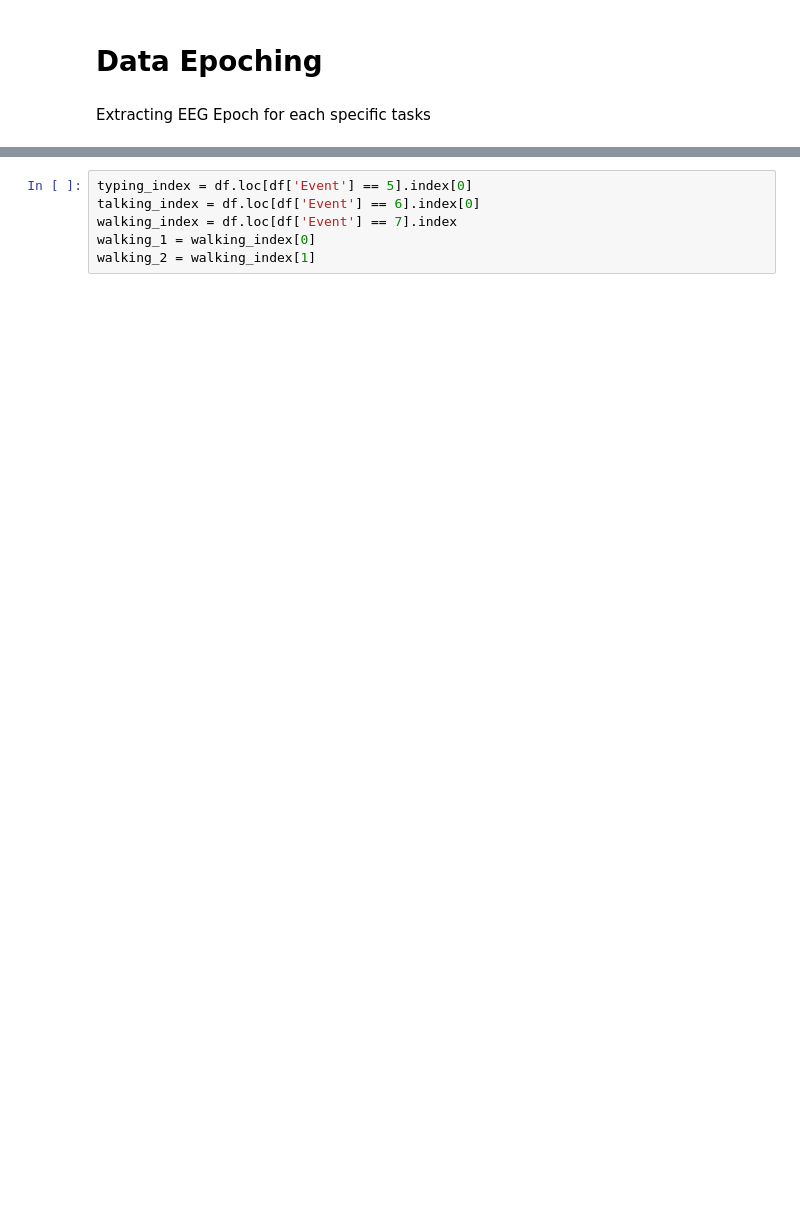
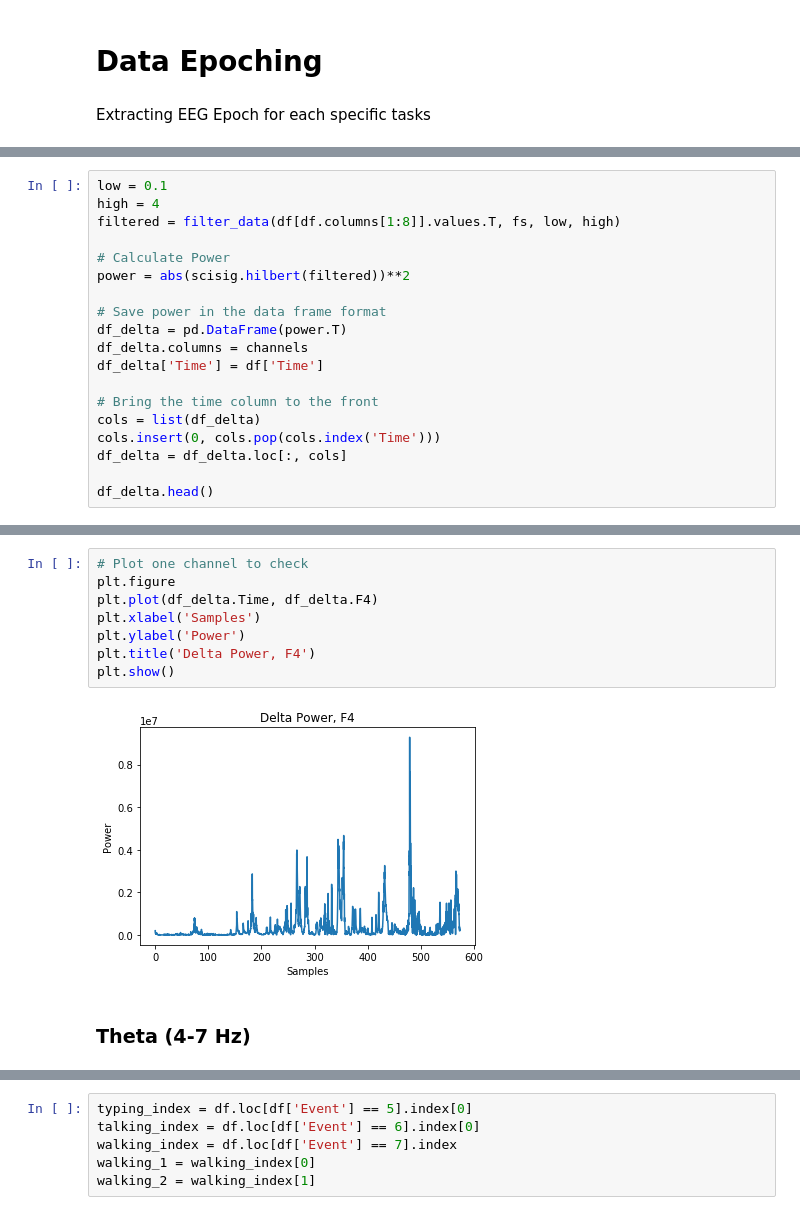
Before and after one commit to lpjiang97/EEG-CoAdaptation, a Jupyter notebook: epoching.ipynb, the cells around one changed output, grey strips where cells are left out. Cells and saved outputs as stored; diff of their text form; blank space fills up the shorter version.

Commit message:
Added hilbert power and organized epoching.ipnyb

```diff
--- a/epoching.ipynb
+++ b/epoching.ipynb
@@ -70,0 +31,19 @@ Filter length of 991 samples (3.303 sec) selected
+# %%
+low = 0.1
+high = 4
+filtered = filter_data(df[df.columns[1:8]].values.T, fs, low, high)
+
+# Calculate Power
+power = abs(scisig.hilbert(filtered))**2
+
+# Save power in the data frame format
+df_delta = pd.DataFrame(power.T)
+df_delta.columns = channels
+df_delta['Time'] = df['Time']
+
+# Bring the time column to the front
+cols = list(df_delta)
+cols.insert(0, cols.pop(cols.index('Time')))
+df_delta = df_delta.loc[:, cols]
+
+df_delta.head()
@@ -70,0 +61,12 @@ Filter length of 991 samples (3.303 sec) selected
+# %%
+# Plot one channel to check
+plt.figure
+plt.plot(df_delta.Time, df_delta.F4)
+plt.xlabel('Samples')
+plt.ylabel('Power')
+plt.title('Delta Power, F4')
+plt.show()
+# %% [output]
+[figure, added]
+# %% [markdown]
+### Theta (4-7 Hz)
```
Also changed, not shown: parts of 32 cells of this notebook.
